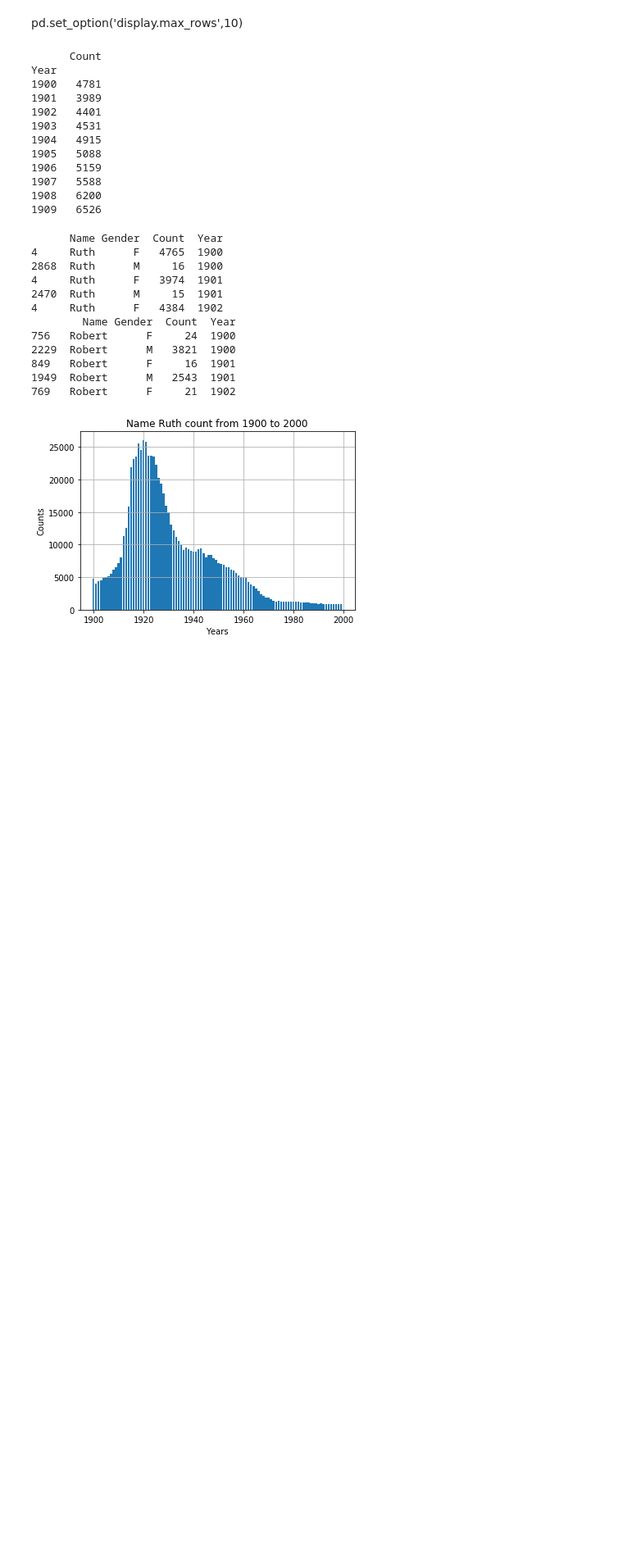
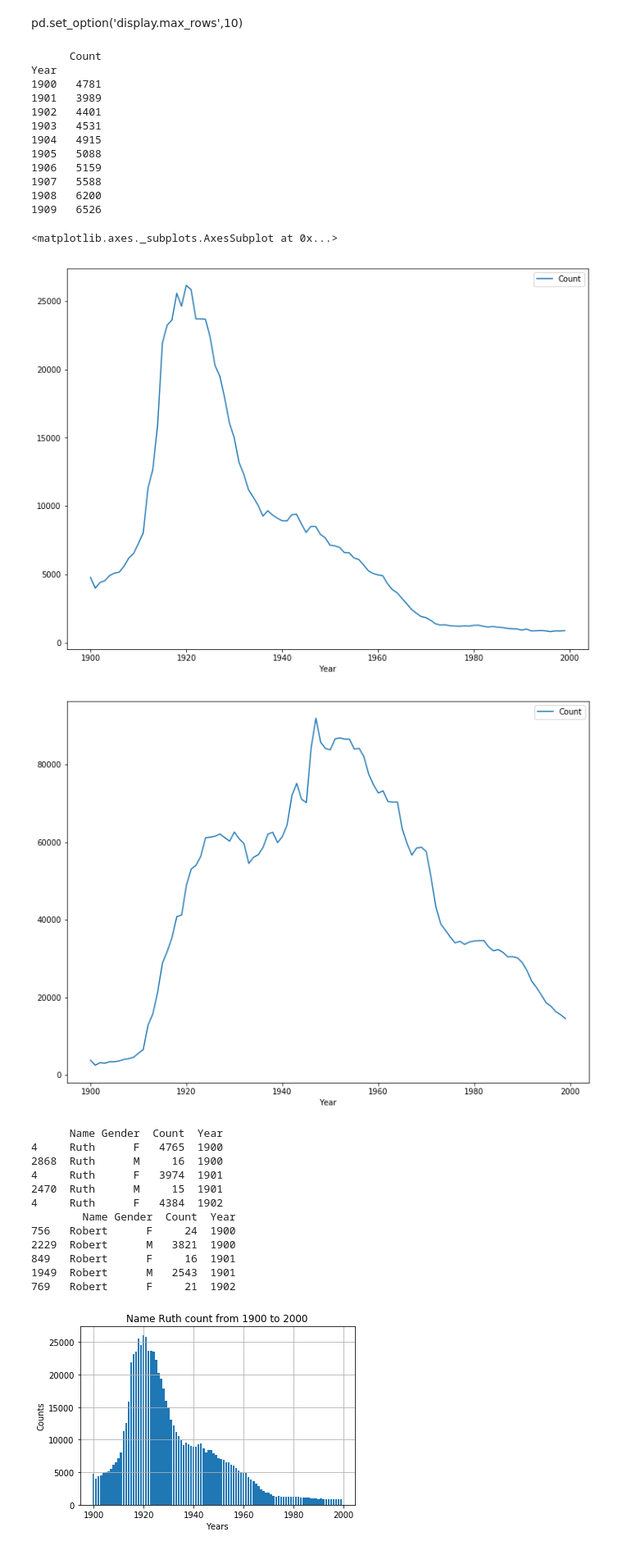
Before and after one commit to passatijy/2.6.Data_analysis.2, a Jupyter notebook: 2.6.Data_analysis.2.ipynb, the cells around one changed output. Shown: that part at 82% size. Drawn from its saved outputs; the diff is of its cells as text; code cells hidden in the pictures; blank space fills up the shorter version.

```diff
--- a/2.6.Data_analysis.2.ipynb
+++ b/2.6.Data_analysis.2.ipynb
@@ -46,8 +46,14 @@ Year
 1908   6200
 1909   6526
 # %%
-ruth_result = mydata01[mydata01['Name']=='Ruth']
-robert_result = mydata01[mydata01['Name']=='Robert']
+#ruth_result = mydata01[mydata01['Name']=='Ruth']
+#robert_result = mydata01[mydata01['Name']=='Robert']
+mydata01[mydata01['Name']=='Ruth'].groupby(['Year']).sum().plot()
+mydata01[mydata01['Name']=='Robert'].groupby(['Year']).sum().plot()
+# %% [output]
+<matplotlib.axes._subplots.AxesSubplot at 0x...>
+[figure, added]
+[figure, added]
 # %%
 print(ruth_result.head(5))
 print(robert_result.head(5))
```
Also changed, not shown: parts of 8 cells of this notebook.
